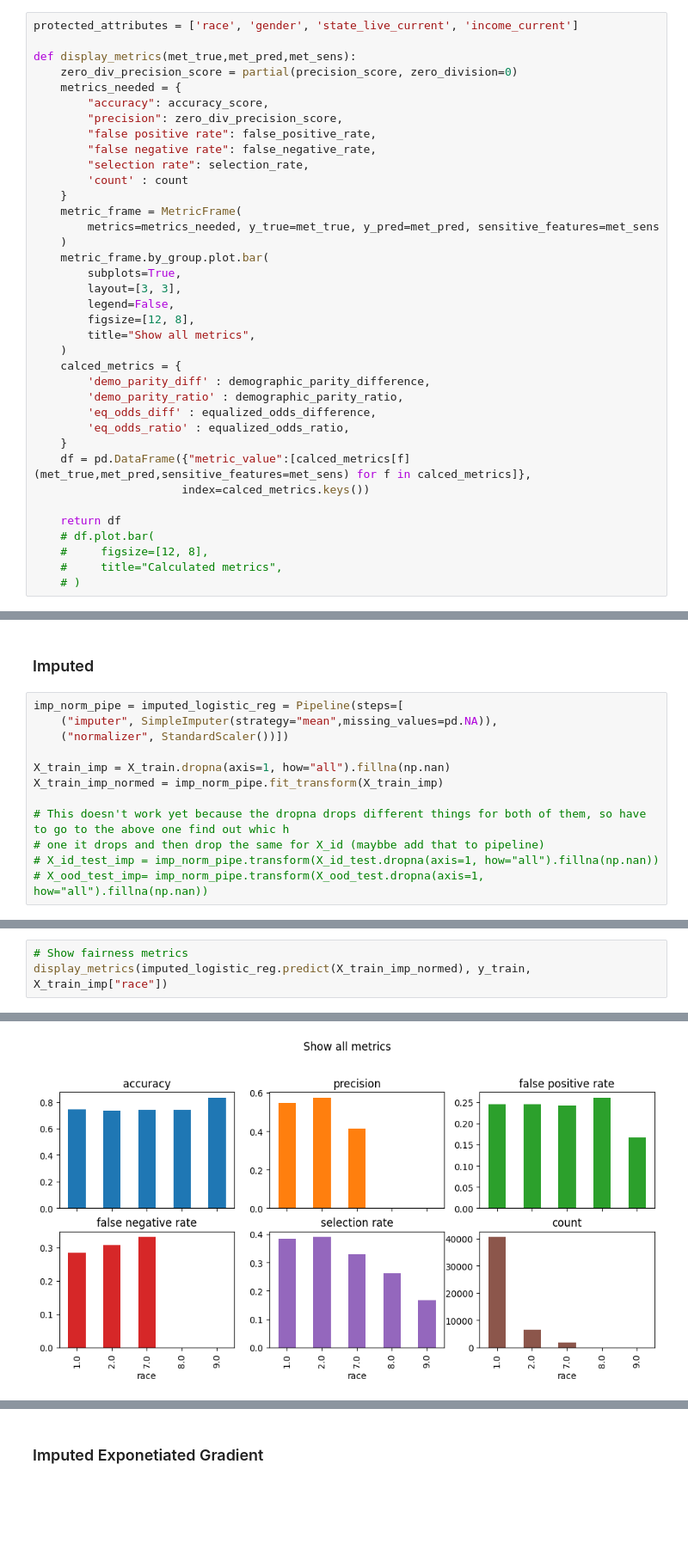
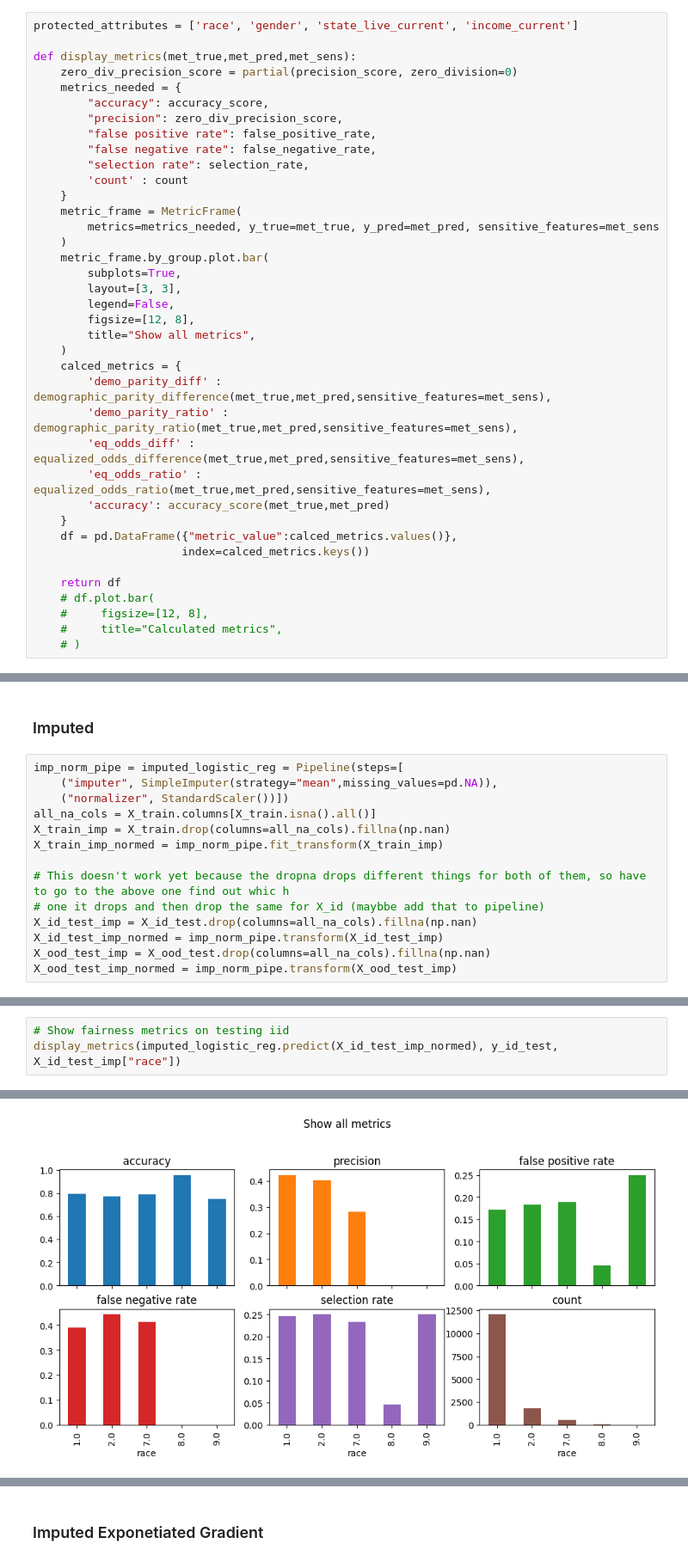
Before and after one commit to szeng7/hrs-mortality, a Jupyter notebook: experiment.ipynb, the cells around one changed output, grey strips where cells are left out. Shown at 86% size. Cells and saved outputs as stored; diff of their text form; blank space fills up the shorter version.

```diff
--- a/experiment.ipynb
+++ b/experiment.ipynb
@@ -241,12 +241,13 @@ def display_metrics(met_true,met_pred,met_sens):
         title="Show all metrics",
     )
     calced_metrics = {
-        'demo_parity_diff' : demographic_parity_difference,
-        'demo_parity_ratio' : demographic_parity_ratio,
-        'eq_odds_diff' : equalized_odds_difference,
-        'eq_odds_ratio' : equalized_odds_ratio,
+        'demo_parity_diff' : demographic_parity_difference(met_true,met_pred,sensitive_features=met_sens),
+        'demo_parity_ratio' : demographic_parity_ratio(met_true,met_pred,sensitive_features=met_sens),
+        'eq_odds_diff' : equalized_odds_difference(met_true,met_pred,sensitive_features=met_sens),
+        'eq_odds_ratio' : equalized_odds_ratio(met_true,met_pred,sensitive_features=met_sens),
+        'accuracy': accuracy_score(met_true,met_pred)
     }
-    df = pd.DataFrame({"metric_value":[calced_metrics[f](met_true,met_pred,sensitive_features=met_sens) for f in calced_metrics]},
+    df = pd.DataFrame({"metric_value":calced_metrics.values()},
                       index=calced_metrics.keys())
 
     return df
@@ -309,14 +333,16 @@ display_metrics(logistic_reg.predict(X_train_filled), y_train, X_train_filled["r
 imp_norm_pipe = imputed_logistic_reg = Pipeline(steps=[
     ("imputer", SimpleImputer(strategy="mean",missing_values=pd.NA)),
     ("normalizer", StandardScaler())])
-
-X_train_imp = X_train.dropna(axis=1, how="all").fillna(np.nan)
+all_na_cols = X_train.columns[X_train.isna().all()]
+X_train_imp = X_train.drop(columns=all_na_cols).fillna(np.nan)
 X_train_imp_normed = imp_norm_pipe.fit_transform(X_train_imp)
 
 # This doesn't work yet because the dropna drops different things for both of them, so have to go to the above one find out whic h
 # one it drops and then drop the same for X_id (maybbe add that to pipeline)
-# X_id_test_imp = imp_norm_pipe.transform(X_id_test.dropna(axis=1, how="all").fillna(np.nan))
-# X_ood_test_imp= imp_norm_pipe.transform(X_ood_test.dropna(axis=1, how="all").fillna(np.nan))
+X_id_test_imp = X_id_test.drop(columns=all_na_cols).fillna(np.nan)
+X_id_test_imp_normed = imp_norm_pipe.transform(X_id_test_imp)
+X_ood_test_imp = X_ood_test.drop(columns=all_na_cols).fillna(np.nan)
+X_ood_test_imp_normed = imp_norm_pipe.transform(X_ood_test_imp)
 # %%
 sklearn.set_config(enable_metadata_routing=True)
 
@@ -327,5 +364,5 @@ train_over_iterations(imputed_logistic_reg, X_train_imp_normed,y_train, 50)
 # %%
-# Show fairness metrics
-display_metrics(imputed_logistic_reg.predict(X_train_imp_normed), y_train, X_train_imp["race"])
+# Show fairness metrics on testing iid
+display_metrics(imputed_logistic_reg.predict(X_id_test_imp_normed), y_id_test, X_id_test_imp["race"])
 # %% [output]
 |  | metric_value |
@@ -336 +374 @@ display_metrics(imputed_logistic_reg.predict(X_train_imp_normed), y_train, X_tra
-[figure, old version]
+[figure, new version]
```
Also changed, not shown: parts of 15 cells of this notebook.
